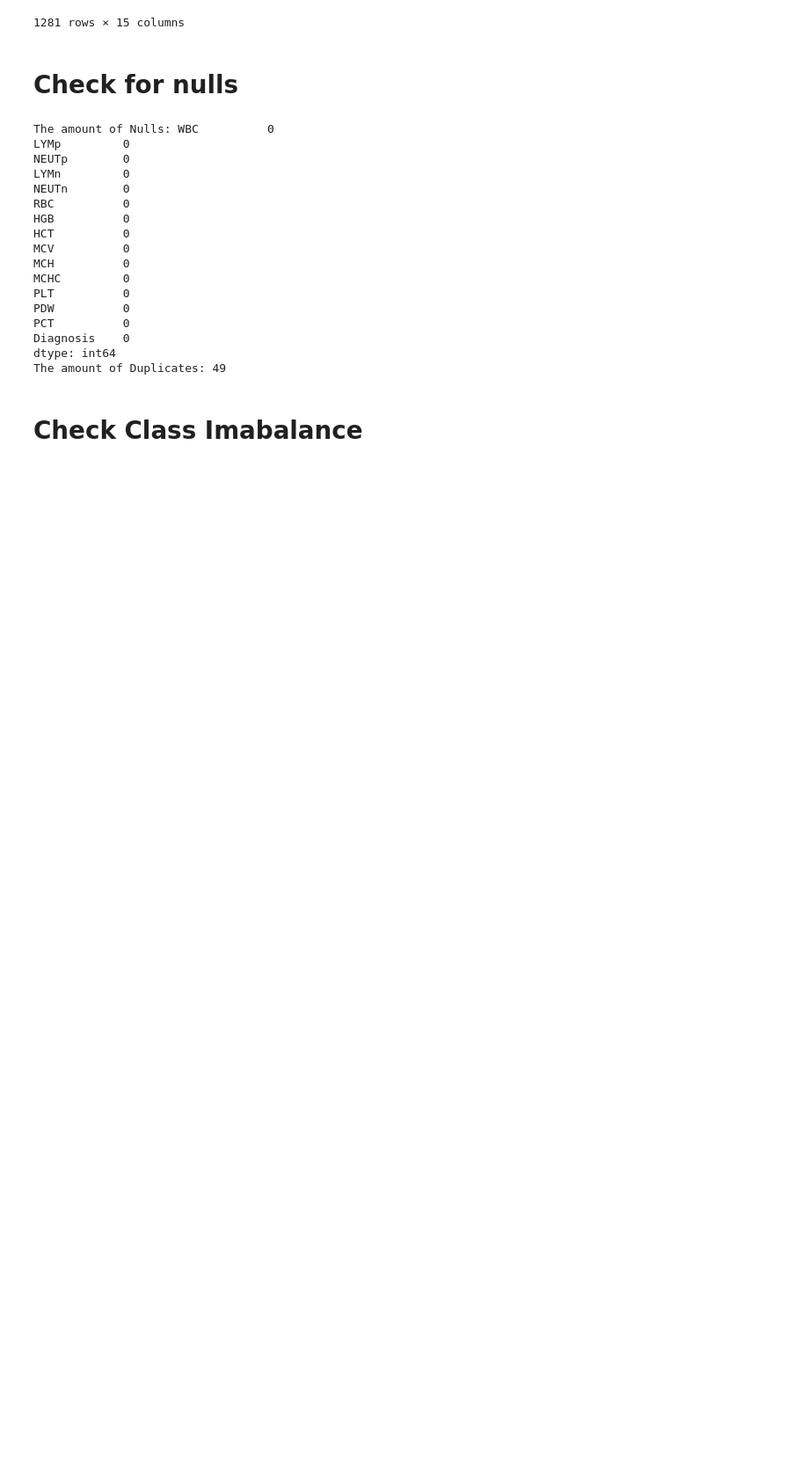
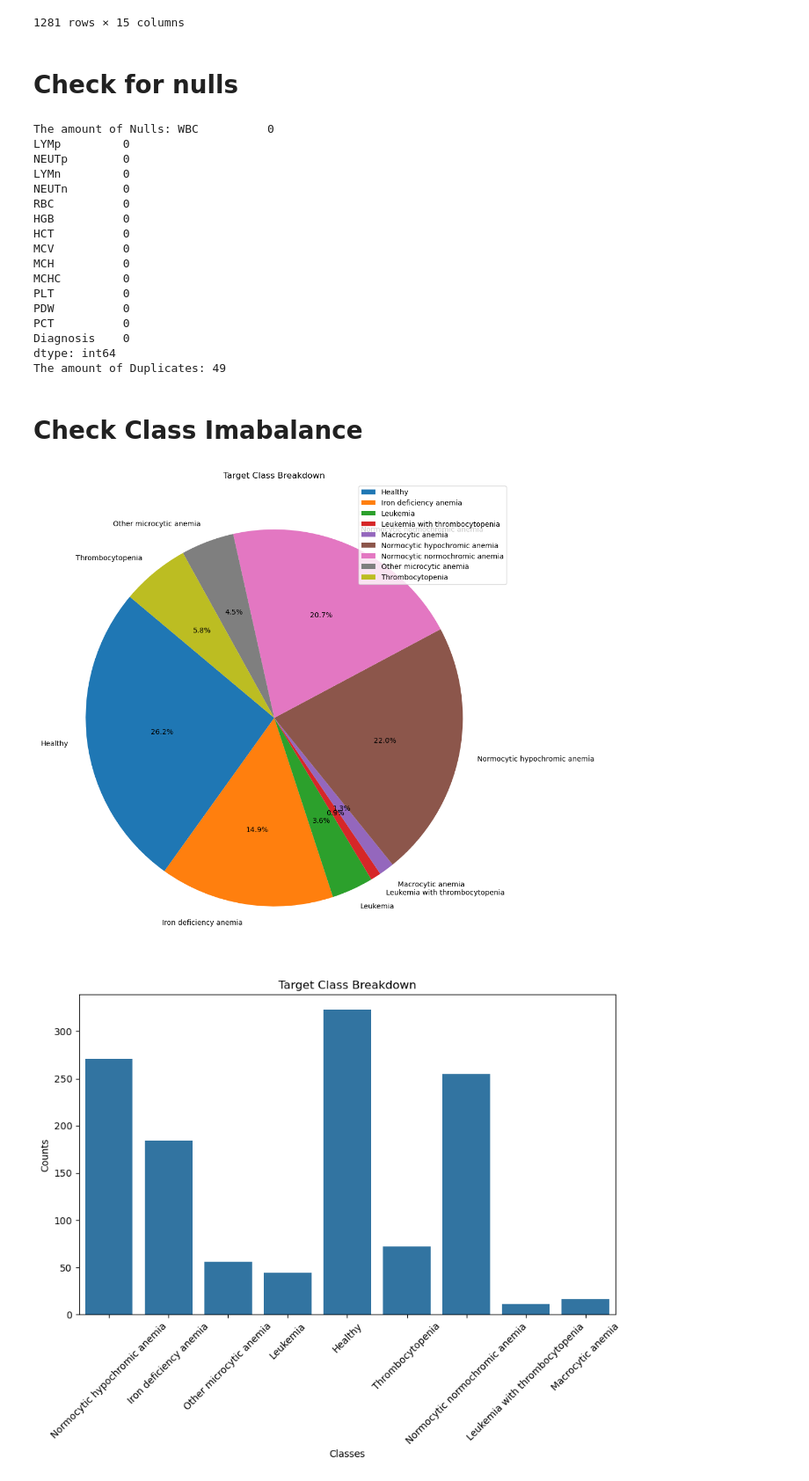
Before and after one commit to MaukanMir/Anemia-Types-Classification, a Jupyter notebook: training.ipynb, the cells around one changed output. Shown at 88% size. Drawn from its saved outputs; the diff is of its cells as text; code cells hidden in the pictures; blank space fills up the shorter version.

```diff
--- a/training.ipynb
+++ b/training.ipynb
@@ -20,9 +20,10 @@ def check_class_imbalances(target):
 
   unique, counts = np.unique(target, return_counts=True)
 
-  plt.figure(figsize=(10, 6))
+  plt.figure(figsize=(17, 12))
   plt.pie(counts, labels=unique, startangle=140, autopct="%1.1f%%")
   plt.title("Target Class Breakdown")
+  plt.legend()
   plt.show()
 
   plt.figure(figsize=(10, 6))
@@ -77,3 +78,8 @@ The amount of Duplicates: 49
 df.drop_duplicates(inplace=True)
 # %% [markdown]
 # Check Class Imabalance
+# %%
+check_class_imbalances(df["Diagnosis"])
+# %% [output]
+[figure, added]
+[figure, added]
```
